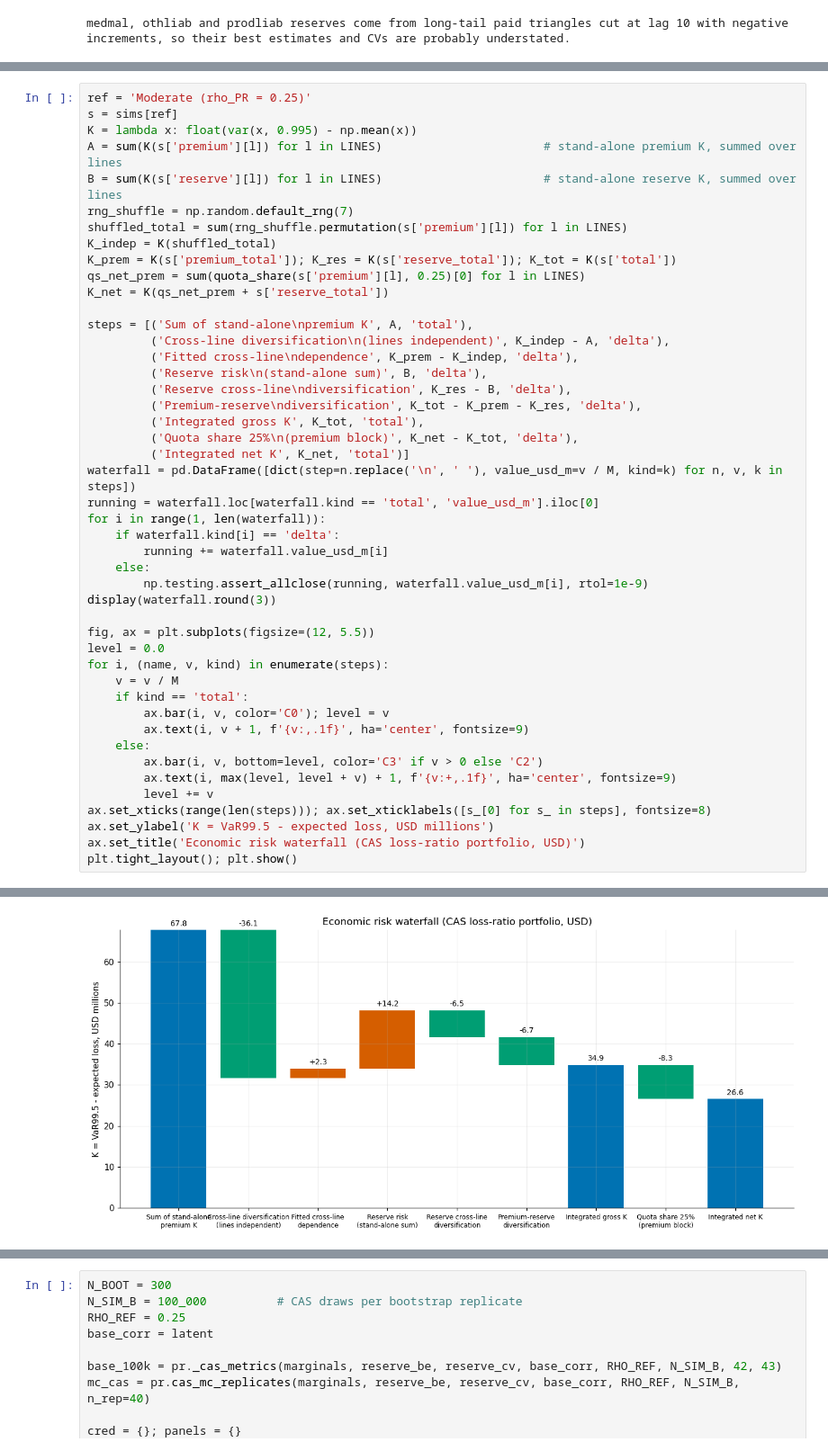
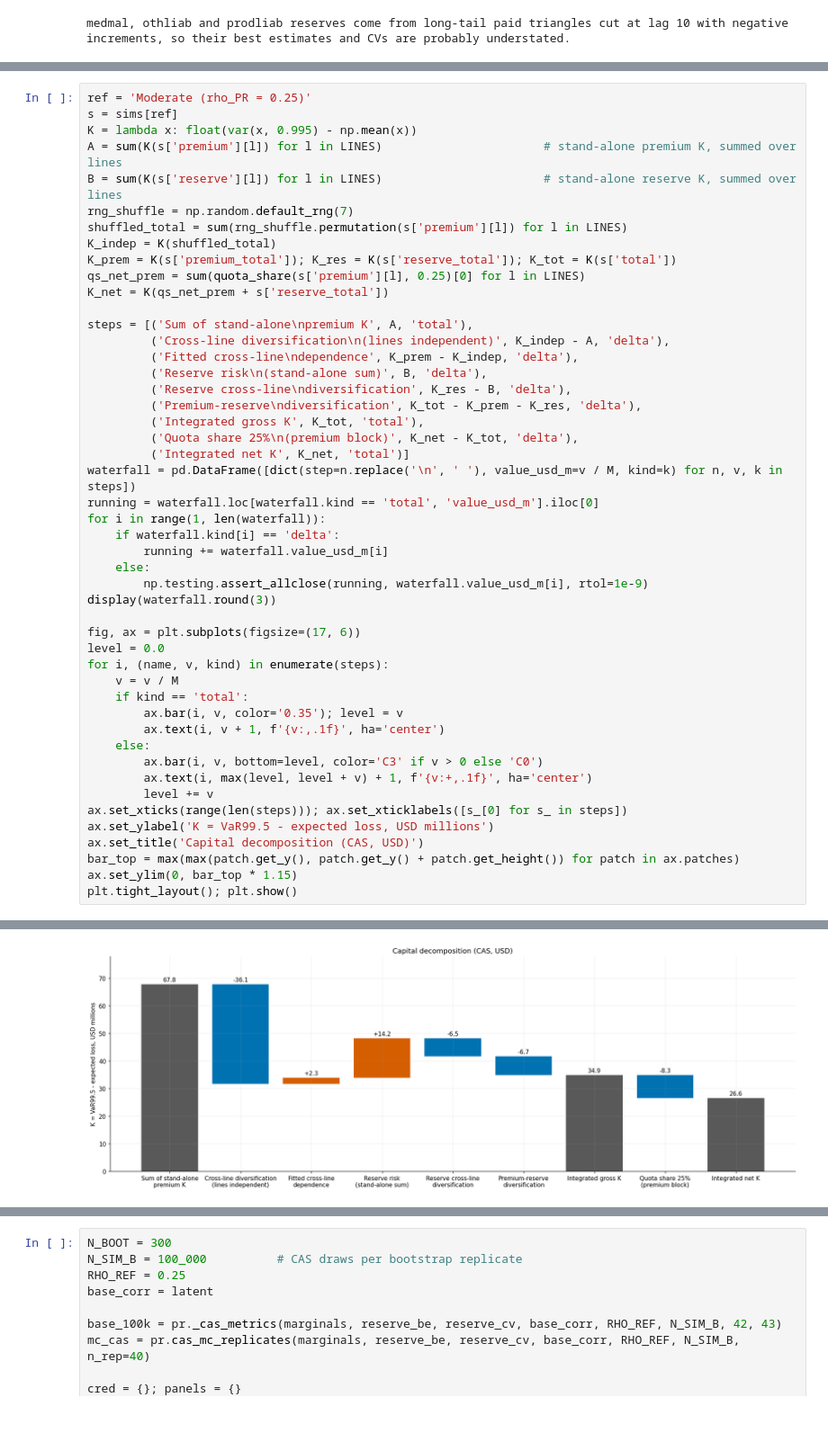
Before and after one commit to jskim-quant/risk-portfolio, a Jupyter notebook: 01_insurance_risk/notebooks/11_results_summary.ipynb, the cells around one changed output, grey strips where cells are left out. Shown at 90% size. Cells and saved outputs as stored; diff of their text form; blank space fills up the shorter version.

Commit message:
refactor: simplify insurance analysis and validate figures

```diff
--- a/01_insurance_risk/notebooks/11_results_summary.ipynb
+++ b/01_insurance_risk/notebooks/11_results_summary.ipynb
@@ -170,41 +170,43 @@ steps = [('Sum of stand-alone\npremium K', A, 'total'),
          ('Quota share 25%\n(premium block)', K_net - K_tot, 'delta'),
          ('Integrated net K', K_net, 'total')]
 waterfall = pd.DataFrame([dict(step=n.replace('\n', ' '), value_usd_m=v / M, kind=k) for n, v, k in steps])
 running = waterfall.loc[waterfall.kind == 'total', 'value_usd_m'].iloc[0]
 for i in range(1, len(waterfall)):
     if waterfall.kind[i] == 'delta':
         running += waterfall.value_usd_m[i]
     else:
         np.testing.assert_allclose(running, waterfall.value_usd_m[i], rtol=1e-9)
 display(waterfall.round(3))
 
-fig, ax = plt.subplots(figsize=(12, 5.5))
+fig, ax = plt.subplots(figsize=(17, 6))
 level = 0.0
 for i, (name, v, kind) in enumerate(steps):
     v = v / M
     if kind == 'total':
-        ax.bar(i, v, color='C0'); level = v
-        ax.text(i, v + 1, f'{v:,.1f}', ha='center', fontsize=9)
+        ax.bar(i, v, color='0.35'); level = v
+        ax.text(i, v + 1, f'{v:,.1f}', ha='center')
     else:
-        ax.bar(i, v, bottom=level, color='C3' if v > 0 else 'C2')
-        ax.text(i, max(level, level + v) + 1, f'{v:+,.1f}', ha='center', fontsize=9)
+        ax.bar(i, v, bottom=level, color='C3' if v > 0 else 'C0')
+        ax.text(i, max(level, level + v) + 1, f'{v:+,.1f}', ha='center')
         level += v
-ax.set_xticks(range(len(steps))); ax.set_xticklabels([s_[0] for s_ in steps], fontsize=8)
+ax.set_xticks(range(len(steps))); ax.set_xticklabels([s_[0] for s_ in steps])
 ax.set_ylabel('K = VaR99.5 - expected loss, USD millions')
-ax.set_title('Economic risk waterfall (CAS loss-ratio portfolio, USD)')
+ax.set_title('Capital decomposition (CAS, USD)')
+bar_top = max(max(patch.get_y(), patch.get_y() + patch.get_height()) for patch in ax.patches)
+ax.set_ylim(0, bar_top * 1.15)
 plt.tight_layout(); plt.show()
 # %% [output]
 |  | step | value_usd_m | kind |
 | 0 | Sum of stand-alone premium K | 67.760 | total |
 | 1 | Cross-line diversification (lines... | -36.099 | delta |
 | 2 | Fitted cross-line dependence | 2.250 | delta |
 | 3 | Reserve risk (stand-alone sum) | 14.243 | delta |
 | 4 | Reserve cross-line diversification | -6.520 | delta |
 | 5 | Premium-reserve diversification | -6.731 | delta |
 | 6 | Integrated gross K | 34.903 | total |
 | 7 | Quota share 25% (premium block) | -8.334 | delta |
 | 8 | Integrated net K | 26.569 | total |
-[figure, old version]
+[figure, new version]
 # %% [markdown]
 ## Parameter risk
 
```
Also changed, not shown: parts of 16 cells of this notebook, 32 other files.
